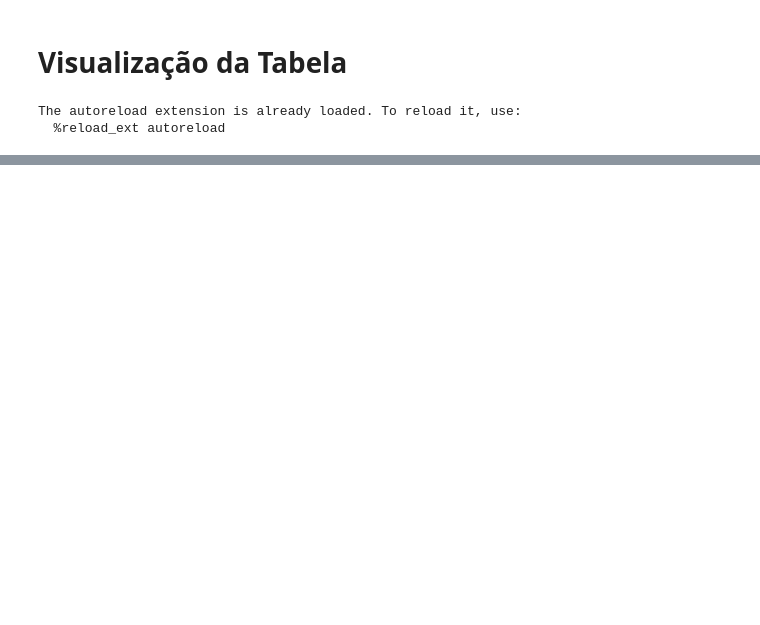
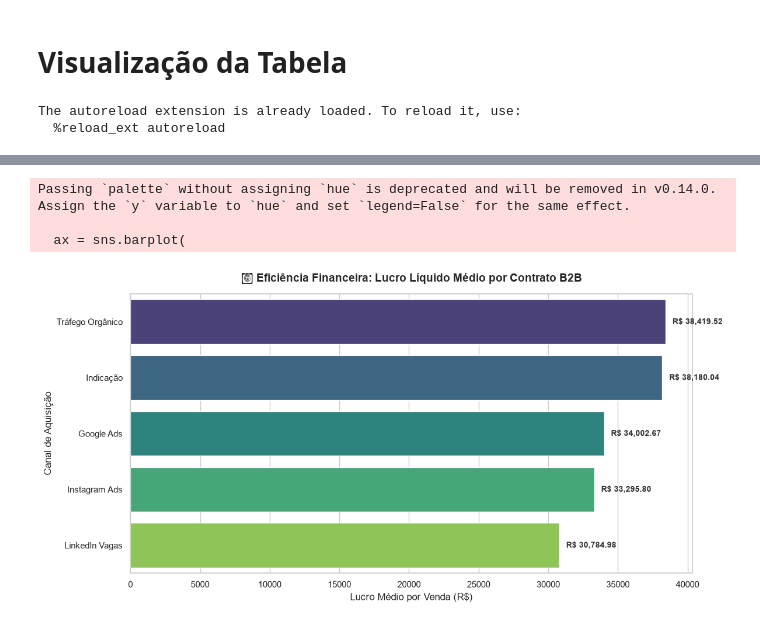
Before and after one commit to ravizeraig/dashInsights, a Jupyter notebook: notebooks/analise_exploratoria.ipynb, the cells around one changed output, grey strips where cells are left out. Saved outputs shown, nothing was run; the diff lists cells and outputs as text; code cells hidden in the pictures; blank space fills up the shorter version.

```diff
--- a/notebooks/analise_exploratoria.ipynb
+++ b/notebooks/analise_exploratoria.ipynb
@@ -69,0 +91,69 @@ NameError: name 'impuestos_deducoes' is not defined
+# %%
+# Configuração visual do Seaborn e Matplotlib para o modo executivo
+sns.set_theme(style="whitegrid")
+plt.rcParams['figure.figsize'] = [12, 6]
+
+# =========================================================================
+# 1. PREPARAÇÃO MINUCIOSA DOS DADOS (PANDAS)
+# =========================================================================
+# Criamos uma cópia para não afetar os DataFrames originais
+df_analise = df_vendas.copy()
+
+# A) Mapeamos o CAC de cada contrato individualmente
+df_analise['custo_cac'] = df_analise['canal_aquisicao'].map(regras.CAC_POR_CANAL)
+
+# B) Calculamos o Imposto individual de cada venda (14%)
+df_analise['imposto_venda'] = df_analise['valor_pago'] * regras.ALIQUOTA_IMPOSTO
+
+# C) Calculamos o Custo de Entrega individual (COGS - 15%)
+df_analise['cogs_venda'] = df_analise['valor_pago'] * regras.TAXA_COGS
+
+# D) Se o cliente estiver inadimplente, o faturamento real é 0, mas o CAC e o COGS continuam existindo!
+df_analise['faturamento_real_venda'] = df_analise.apply(
+    lambda row: row['valor_pago'] if not row['inadimplente'] else 0.0, axis=1
+)
+
+# E) Calculamos a Margem de Contribuição individual de cada linha (Faturamento - Imposto - COGS - CAC)
+df_analise['lucro_unitario'] = df_analise['faturamento_real_venda'] - (df_analise['imposto_venda'] + df_analise['cogs_venda'] + df_analise['custo_cac'])
+
+# =========================================================================
+# 2. ANÁLISE CIENTÍFICA: QUAL CANAL DE MARKETING É MAIS LUCRATIVO?
+# =========================================================================
+# Agrupamos por canal de aquisição para entender onde o dinheiro rende mais
+analise_canais = df_analise.groupby('canal_aquisicao').agg(
+    total_vendas=('id_venda', 'count'),
+    faturamento_bruto=('faturamento_real_venda', 'sum'),
+    lucro_gerado=('lucro_unitario', 'sum')
+).reset_index()
+
+# Criamos uma métrica de eficiência: Lucro Médio por Contrato
+analise_canais['lucro_medio_por_venda'] = analise_canais['lucro_gerado'] / analise_canais['total_vendas']
+analise_canais = analise_canais.sort_values(by='lucro_medio_por_venda', ascending=False)
+
+# =========================================================================
+# 3. PLOTANDO COM SEABORN
+# =========================================================================
+ax = sns.barplot(
+    data=analise_canais,
+    x='lucro_medio_por_venda',
+    y='canal_aquisicao',
+    palette='viridis'
+)
+
+plt.title('📊 Eficiência Financeira: Lucro Líquido Médio por Contrato B2B', fontsize=14, fontweight='bold', pad=15)
+plt.xlabel('Lucro Médio por Venda (R$)', fontsize=12)
+plt.ylabel('Canal de Aquisição', fontsize=12)
+
+# Adiciona os valores monetários nas barras para facilitar a leitura da diretoria
+for p in ax.patches:
+    width = p.get_width()
+    ax.text(width + 500, p.get_y() + p.get_height()/2, f"R$ {width:,.2f}",
+            va='center', ha='left', fontsize=10, fontweight='bold', color='#333333')
+
+plt.tight_layout()
+plt.show()
+# %% [output]
+Passing `palette` without assigning `hue` is deprecated and will be removed in v0.14.0. Assign the `y` variable to `hue` and set `legend=False` for the same effect.
+
+  ax = sns.barplot(
+[figure, added]
```
Also changed, not shown: parts of 12 cells of this notebook, 4 other files.
